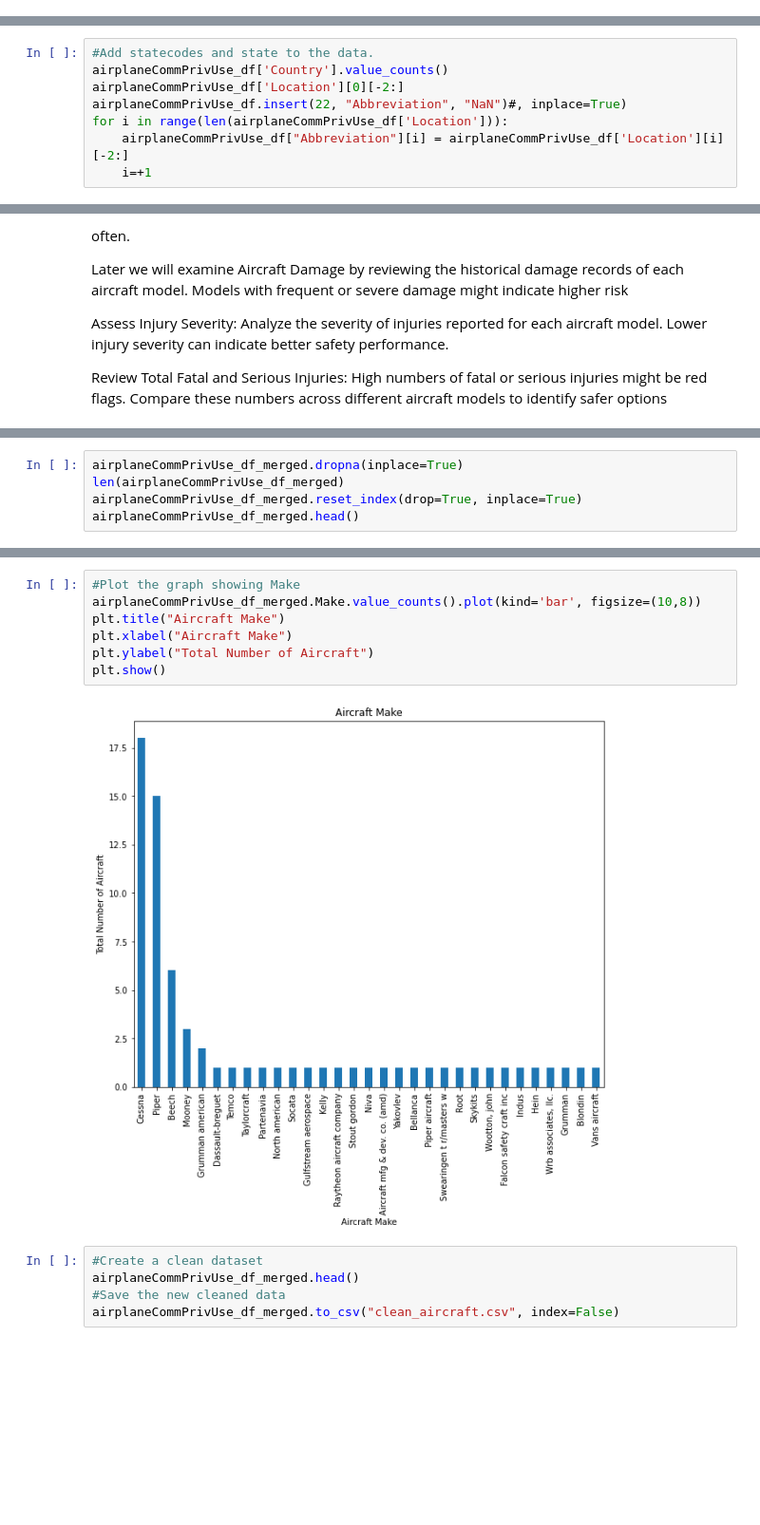
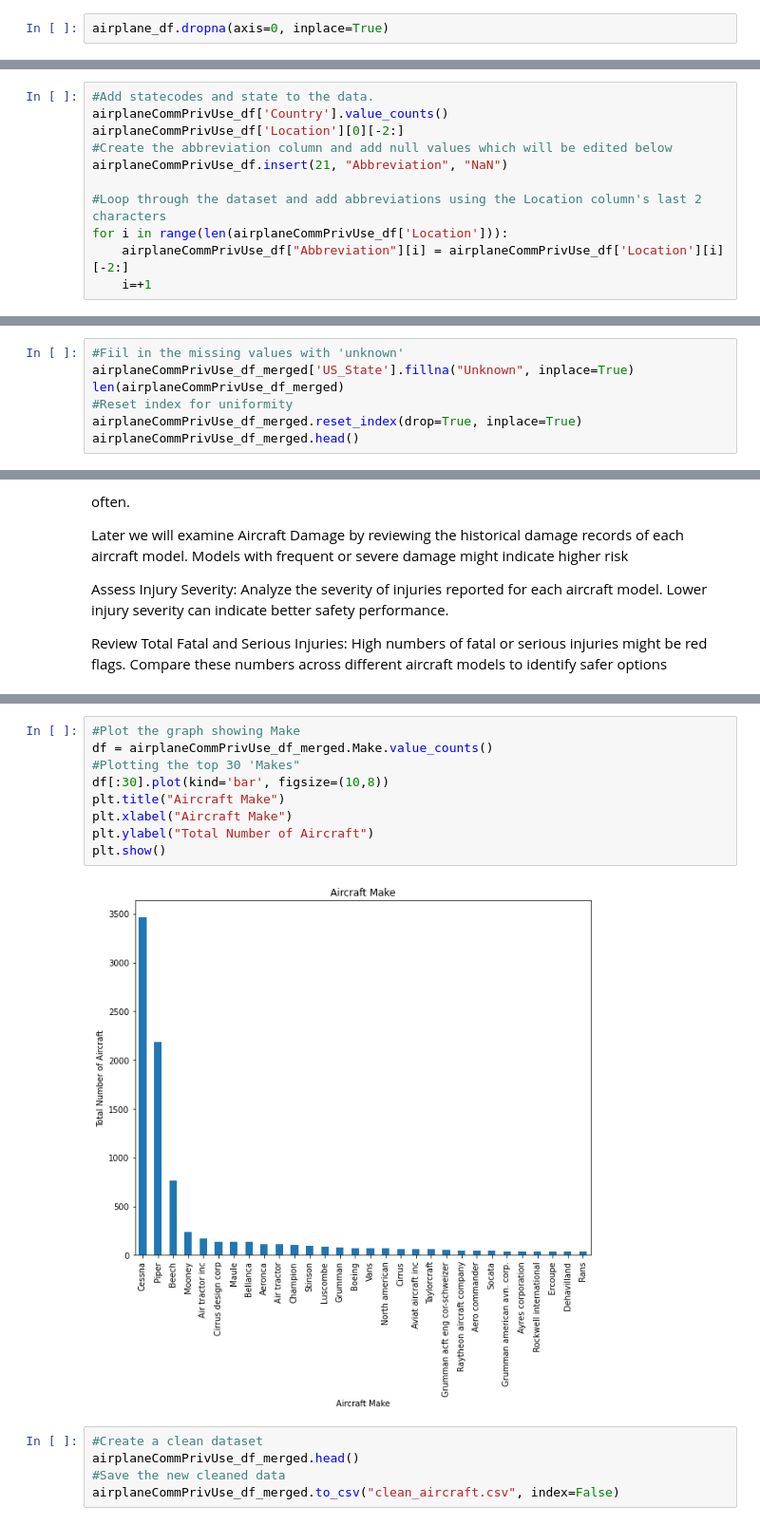
Before and after one commit to mercy-gh/Phase1Project, a Jupyter notebook: index.ipynb, the cells around one changed output, grey strips where cells are left out. Shown at 95% size. Cells and saved outputs as stored; diff of their text form; blank space fills up the shorter version.

```diff
--- a/index.ipynb
+++ b/index.ipynb
@@ -435,0 +447,2 @@ dtype: int64
+# %%
+airplane_df.dropna(axis=0, inplace=True)
@@ -513,7 +536,10 @@ airplaneCommPrivUse_df.duplicated().sum()
 #Add statecodes and state to the data.
 airplaneCommPrivUse_df['Country'].value_counts()
 airplaneCommPrivUse_df['Location'][0][-2:]
-airplaneCommPrivUse_df.insert(22, "Abbreviation", "NaN")#, inplace=True)
+#Create the abbreviation column and add null values which will be edited below
+airplaneCommPrivUse_df.insert(21, "Abbreviation", "NaN")
+
+#Loop through the dataset and add abbreviations using the Location column's last 2 characters
 for i in range(len(airplaneCommPrivUse_df['Location'])):
     airplaneCommPrivUse_df["Abbreviation"][i] = airplaneCommPrivUse_df['Location'][i][-2:]
     i=+1
@@ -556,0 +625,7 @@ airplaneCommPrivUse_df_merged.head()
+# %%
+#Fiil in the missing values with 'unknown'
+airplaneCommPrivUse_df_merged['US_State'].fillna("Unknown", inplace=True)
+len(airplaneCommPrivUse_df_merged)
+#Reset index for uniformity
+airplaneCommPrivUse_df_merged.reset_index(drop=True, inplace=True)
+airplaneCommPrivUse_df_merged.head()
@@ -607,5 +649,0 @@ Name: Make, dtype: int64
-# %%
-airplaneCommPrivUse_df_merged.dropna(inplace=True)
-len(airplaneCommPrivUse_df_merged)
-airplaneCommPrivUse_df_merged.reset_index(drop=True, inplace=True)
-airplaneCommPrivUse_df_merged.head()
@@ -652,12 +666,14 @@ Index(['EventDate', 'Location', 'Country', 'Latitude', 'Longitude',
 # %%
 #Plot the graph showing Make
-airplaneCommPrivUse_df_merged.Make.value_counts().plot(kind='bar', figsize=(10,8))
+df = airplaneCommPrivUse_df_merged.Make.value_counts()
+#Plotting the top 30 'Makes"
+df[:30].plot(kind='bar', figsize=(10,8))
 plt.title("Aircraft Make")
 plt.xlabel("Aircraft Make")
 plt.ylabel("Total Number of Aircraft")
 plt.show()
 # %% [output]
-[figure, old version]
+[figure, new version]
 # %%
 #Create a clean dataset
 airplaneCommPrivUse_df_merged.head()
```
Also changed, not shown: parts of 86 cells of this notebook, 3 other files.
